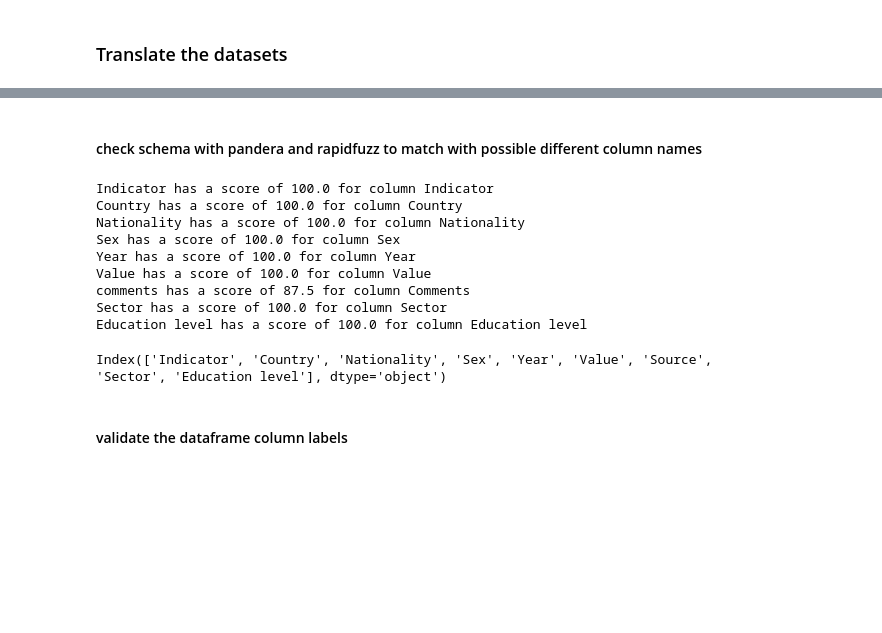
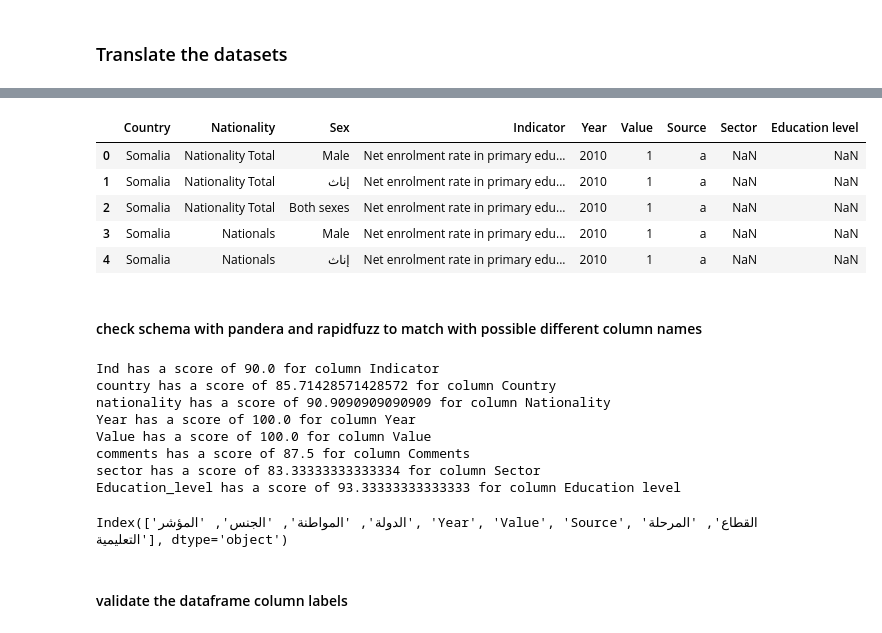
Before and after one commit to raffi1974/DSS-consolidate-questionnaires, a Jupyter notebook: consolidate_edu_questionnaire.ipynb, the cells around one changed output, grey strips where cells are left out. Cells and saved outputs as stored; diff of their text form; code cells hidden in the pictures; blank space fills up the shorter version.

```diff
--- a/consolidate_edu_questionnaire.ipynb
+++ b/consolidate_edu_questionnaire.ipynb
@@ -216,12 +216,14 @@ En_Ar_dictionary={}
 
 for dim in [d for d in df_translation['col_en'].unique() if d not in ['year', 'value', 'source']]:
     df_dim=df_translation[df_translation['col_en'].isin([dim.lower(), dim])].copy()
-    En_Ar_dictionary.update({dim:dict(zip(df_dim['val_en'], df_dim['val_ar']))})
+    En_Ar_dictionary.update(
+        {dim:{'dim_values':dict(zip(df_dim['val_en'], df_dim['val_ar'])),
+              'dim': {df_dim['col_en'].unique()[0]:df_dim['col_ar'].unique()[0]}}})
 
-
-#create a Arabic to English dictionary
 Ar_En_dictionary={}
 
 for dim in [d for d in df_translation['col_ar'].unique() if d not in ['السنة', 'العدد', 'المصدر']]:
     df_dim=df_translation[df_translation['col_ar'].isin([dim.lower(), dim])].copy()
-    Ar_En_dictionary.update({dim:dict(zip(df_dim['val_ar'], df_dim['val_en']))})
+    Ar_En_dictionary.update(
+        {dim:{'dim_values':dict(zip(df_dim['val_ar'], df_dim['val_en'])),
+              'dim': {df_dim['col_ar'].unique()[0]:df_dim['col_en'].unique()[0]}}})
@@ -237,16 +243,21 @@ class Translator:
         self.en_ar_dict = en_ar_dict if en_ar_dict is not None else En_Ar_dictionary
         self.ar_en_dict = ar_en_dict if ar_en_dict is not None else Ar_En_dictionary
 
-
+    #translate the column names and values
     def translate(self, df):
         df_translated = df.copy()
         translation_dict = self.ar_en_dict if self.translate_to == 'english' else self.en_ar_dict
 
         for col, col_dict in translation_dict.items():
             if col in df_translated.columns:
-                print(f'Column "{col}" is matched and translated.')
-                df_translated[col] = df_translated[col].replace(col_dict)
-                print(f'Translated values: {df_translated[col].unique()}\n')
+                # Get the translated name
+                new_col_name = list(col_dict['dim'].values())[0]
+                print(f'Column "{col}" is matched and translated to {col_dict['dim']}.')
+                #rename the column values
+                df_translated[col] = df_translated[col].replace(col_dict['dim_values'])
+                #rename the column
+                df_translated.rename(columns=col_dict['dim'], inplace=True)
+                print(f'Translated values: {df_translated[new_col_name].unique()}\n')
 
         return df_translated
 # %%
@@ -258,3 +284,12 @@ NameError: name 'Translator' is not defined
+# %%
+df_translated.head()
+# %% [output]
+|  | Country | Nationality | Sex | Indicator | Year | Value | Source | Sector | Education level |
+| 0 | Somalia | Nationality Total | Male | Net enrolment rate in primary edu... | 2010 | 1 | a | NaN | NaN |
+| 1 | Somalia | Nationality Total | إناث | Net enrolment rate in primary edu... | 2010 | 1 | a | NaN | NaN |
+| 2 | Somalia | Nationality Total | Both sexes | Net enrolment rate in primary edu... | 2010 | 1 | a | NaN | NaN |
+| 3 | Somalia | Nationals | Male | Net enrolment rate in primary edu... | 2010 | 1 | a | NaN | NaN |
+| 4 | Somalia | Nationals | إناث | Net enrolment rate in primary edu... | 2010 | 1 | a | NaN | NaN |
 # %% [markdown]
 #### check schema with pandera and rapidfuzz to match with possible different column names
 # %%
@@ -280,28 +315,26 @@ STANDARD_SCHEMA = {
 #map columns to col names using fuzzy match
 col_names = {}
 for col, aliases in STANDARD_SCHEMA.items():
-
-    match, score, _ = process.extractOne(col, df_ar_translated.columns.tolist() + aliases)
+    match, score, _ = process.extractOne(col, df_translated.columns.tolist() + aliases)
 
     if score > 80:
         print(f'{match} has a score of {score} for column {col}')
         col_names[match] = col
 
 #rename column names according to schema
-df_ar_translated=df_ar_translated.rename(col_names)
+df_ar_translated=df_translated.rename(col_names)
 
 df_ar_translated.columns
 # %% [output]
-Indicator has a score of 100.0 for column Indicator
-Country has a score of 100.0 for column Country
-Nationality has a score of 100.0 for column Nationality
-Sex has a score of 100.0 for column Sex
+Ind has a score of 90.0 for column Indicator
+country has a score of 85.71428571428572 for column Country
+nationality has a score of 90.9090909090909 for column Nationality
 Year has a score of 100.0 for column Year
 Value has a score of 100.0 for column Value
 comments has a score of 87.5 for column Comments
-Sector has a score of 100.0 for column Sector
-Education level has a score of 100.0 for column Education level
+sector has a score of 83.33333333333334 for column Sector
+Education_level has a score of 93.33333333333333 for column Education level
-Index(['Indicator', 'Country', 'Nationality', 'Sex', 'Year', 'Value', 'Source', 'Sector', 'Education level'], dtype='object')
+Index(['الدولة', 'المواطنة', 'الجنس', 'المؤشر', 'Year', 'Value', 'Source', 'القطاع', 'المرحلة التعليمية'], dtype='object')
 # %% [markdown]
 #### validate the dataframe column labels
 # %%
```
Also changed, not shown: parts of 6 cells of this notebook.
